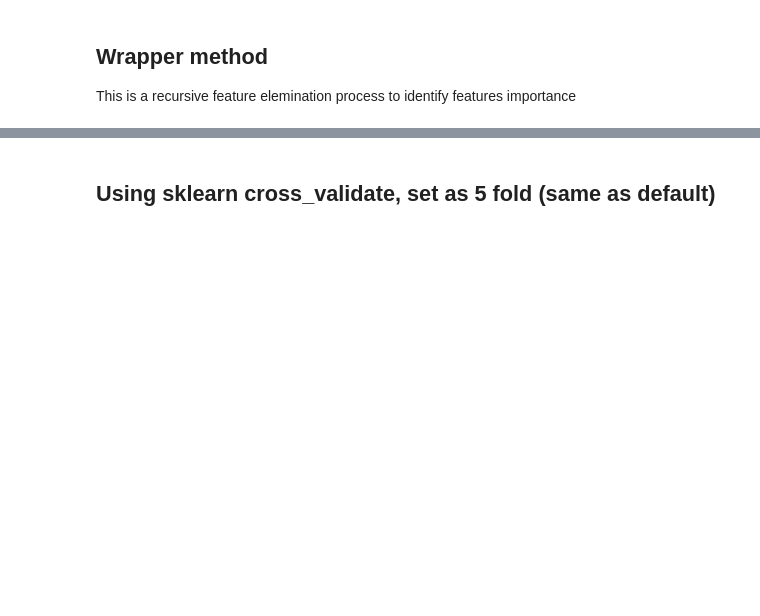
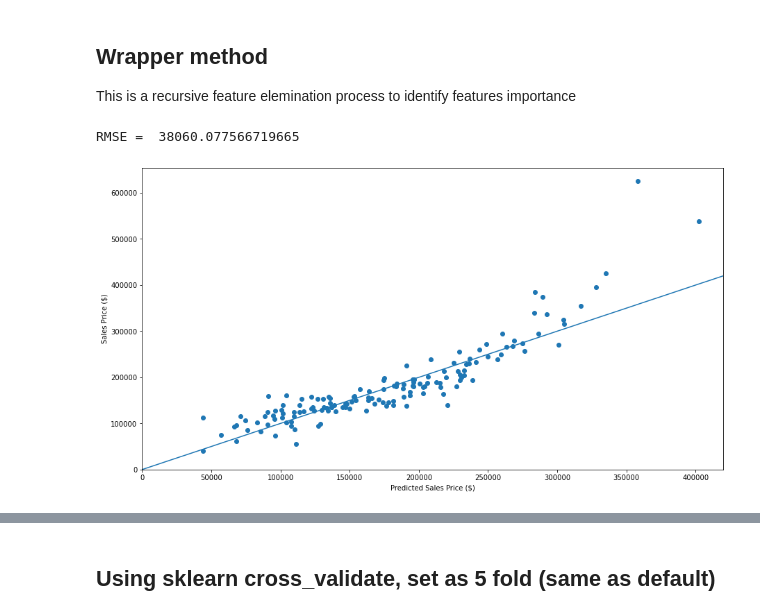
Before and after one commit to pmotameni/mids-w207-final-project, a Jupyter notebook: notebook_2_basic_models_hyperparameter_tuning.ipynb, the cells around one changed output, grey strips where cells are left out. Drawn from its saved outputs; the diff is of its cells as text; code cells hidden in the pictures; blank space fills up the shorter version.

Commit message:
fixed figures

```diff
--- a/notebook_2_basic_models_hyperparameter_tuning.ipynb
+++ b/notebook_2_basic_models_hyperparameter_tuning.ipynb
@@ -269,22 +278,26 @@ RMSE_Scores_Wrapper=[]
 # %%
 regressor = LinearRegression()
 
 def analyze_regression():
 
     X_train_rfe, X_test_rfe = rfe_fs(regressor)
     regressor.fit(X_train_rfe, y_train)
+    predicted = regressor.predict(X_test_rfe)
 
     # plot dignostics
+    fig, ax = plt.subplots(1, 1, figsize=(15, 8))
+    BaseRegressorPlot.plot_predicted_vs_actual(ax, predicted, y_test)
 
-    plt.scatter(y_test, regressor.predict(X_test_rfe))
-    plt.xlabel("SalePrice")
-    plt.ylabel("Predicted SalePrice")
+
     print("RMSE = ", mean_squared_error(y_test, regressor.predict(X_test_rfe), squared=False))
     RMSE=mean_squared_error(y_test, regressor.predict(X_test_rfe), squared=False)
     RMSE_Scores_Wrapper.append(RMSE)
 
 
 analyze_regression()
+# %% [output]
+RMSE =  38060.077566719665
+[figure, added]
 # %%
 regressor = Ridge()
 
```
Also changed, not shown: parts of 18 cells of this notebook.
